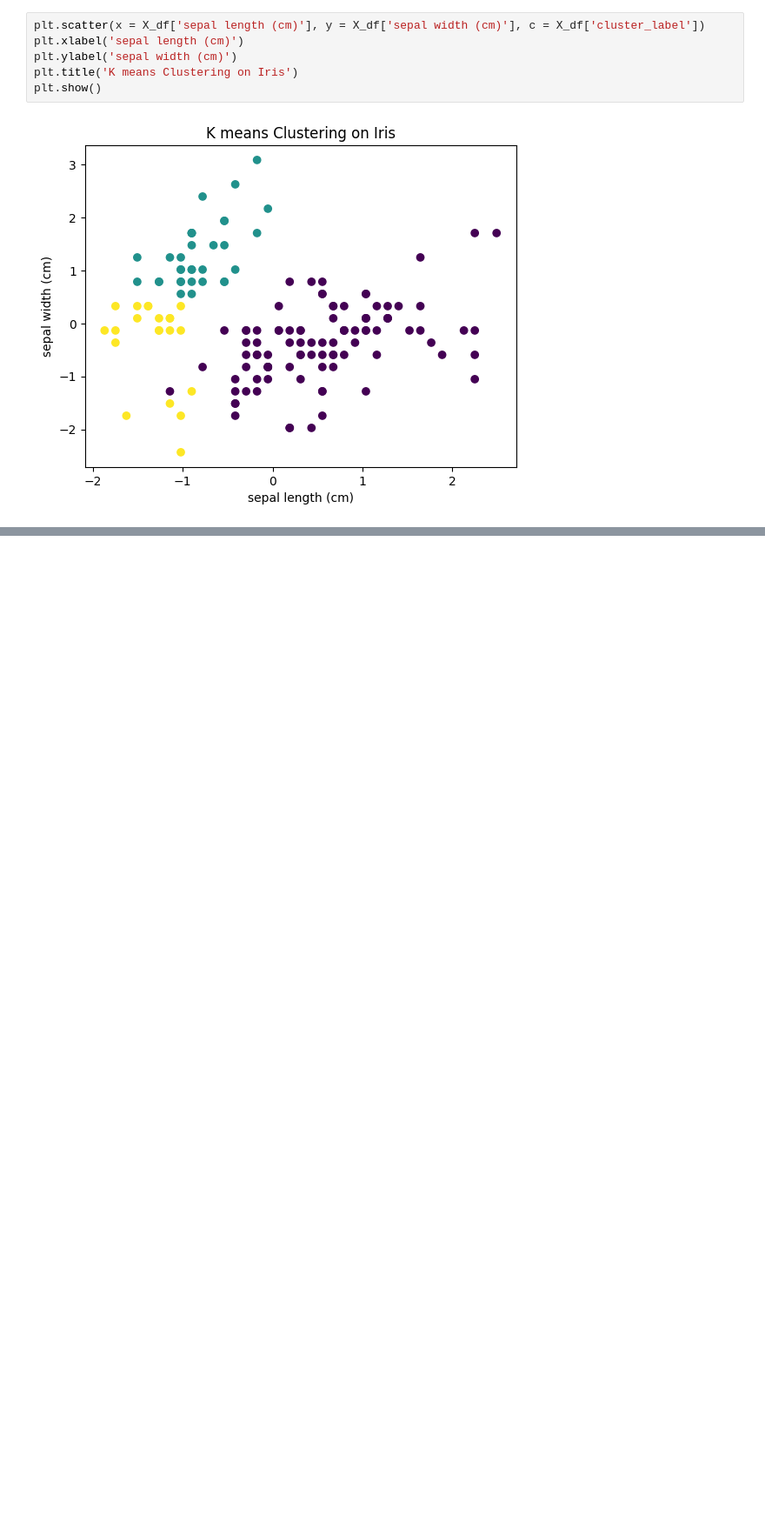
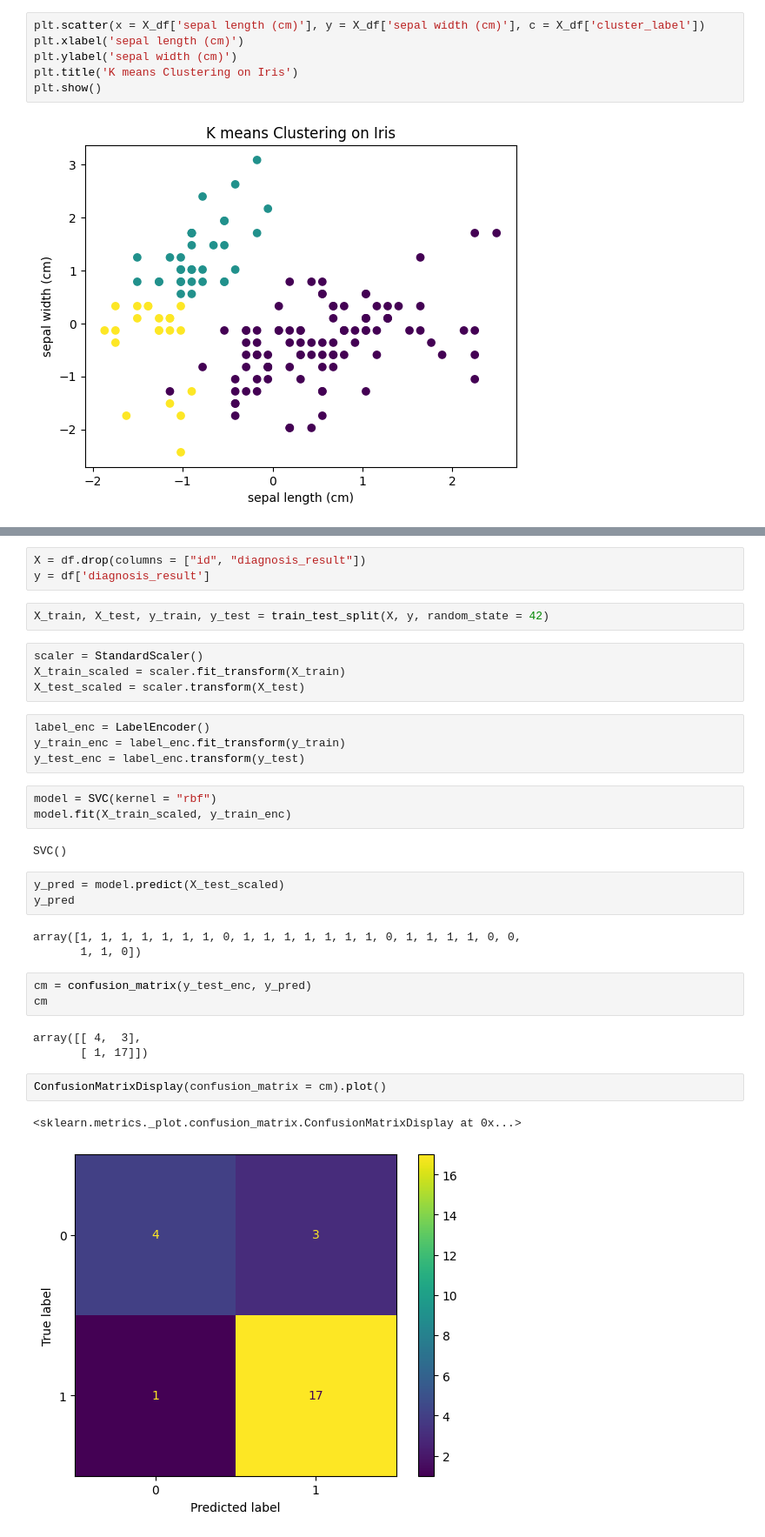
Before and after one commit to amandeep-singh28/Machine-Learning-Revision, a Jupyter notebook: 02_Practice.ipynb, the cells around one changed output, grey strips where cells are left out. Shown at 87% size. Drawn from its saved outputs; the diff is of its cells as text; blank space fills up the shorter version.

```diff
--- a/02_Practice.ipynb
+++ b/02_Practice.ipynb
@@ -535,0 +548,35 @@ plt.show()
+# %%
+X = df.drop(columns = ["id", "diagnosis_result"])
+y = df['diagnosis_result']
+# %%
+X_train, X_test, y_train, y_test = train_test_split(X, y, random_state = 42)
+# %%
+scaler = StandardScaler()
+X_train_scaled = scaler.fit_transform(X_train)
+X_test_scaled = scaler.transform(X_test)
+# %%
+label_enc = LabelEncoder()
+y_train_enc = label_enc.fit_transform(y_train)
+y_test_enc = label_enc.transform(y_test)
+# %%
+model = SVC(kernel = "rbf")
+model.fit(X_train_scaled, y_train_enc)
+# %% [output]
+SVC()
+# %%
+y_pred = model.predict(X_test_scaled)
+y_pred
+# %% [output]
+array([1, 1, 1, 1, 1, 1, 1, 0, 1, 1, 1, 1, 1, 1, 1, 0, 1, 1, 1, 1, 0, 0,
+       1, 1, 0])
+# %%
+cm = confusion_matrix(y_test_enc, y_pred)
+cm
+# %% [output]
+array([[ 4,  3],
+       [ 1, 17]])
+# %%
+ConfusionMatrixDisplay(confusion_matrix = cm).plot()
+# %% [output]
+<sklearn.metrics._plot.confusion_matrix.ConfusionMatrixDisplay at 0x...>
+[figure, added]
```
Also changed, not shown: parts of 4 cells of this notebook.
